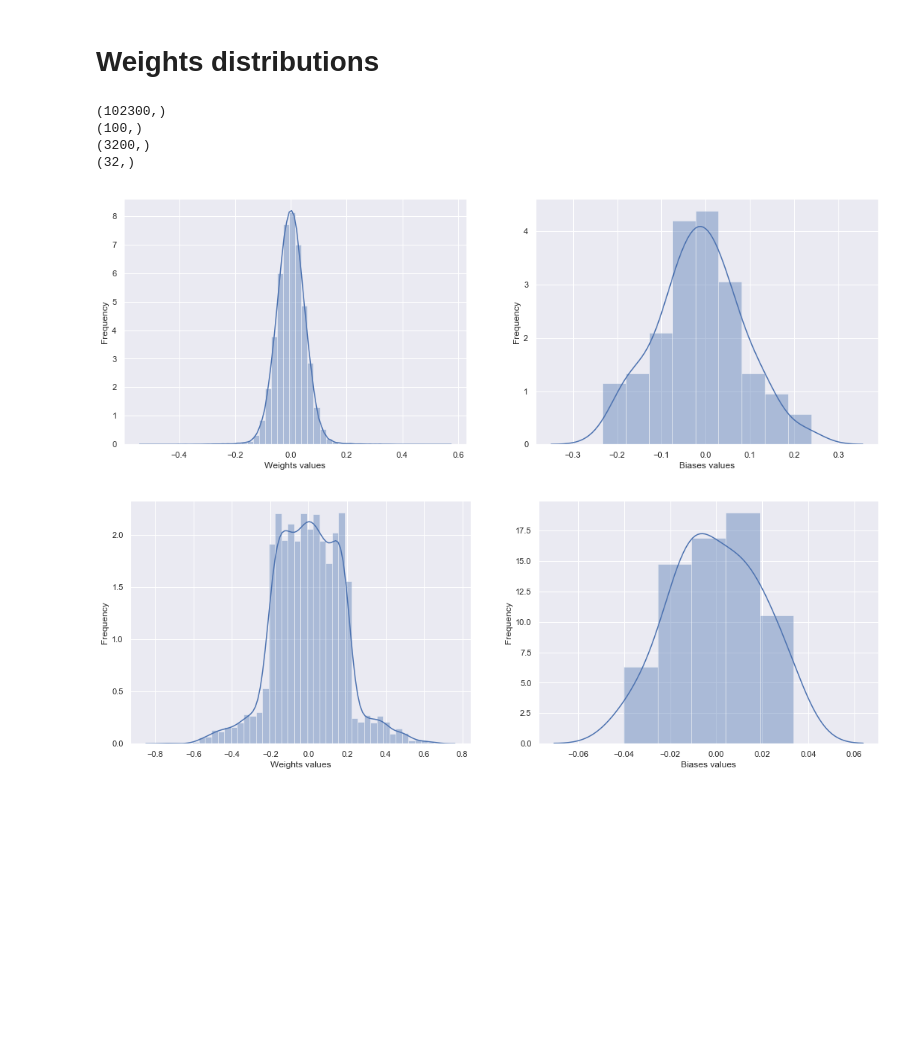
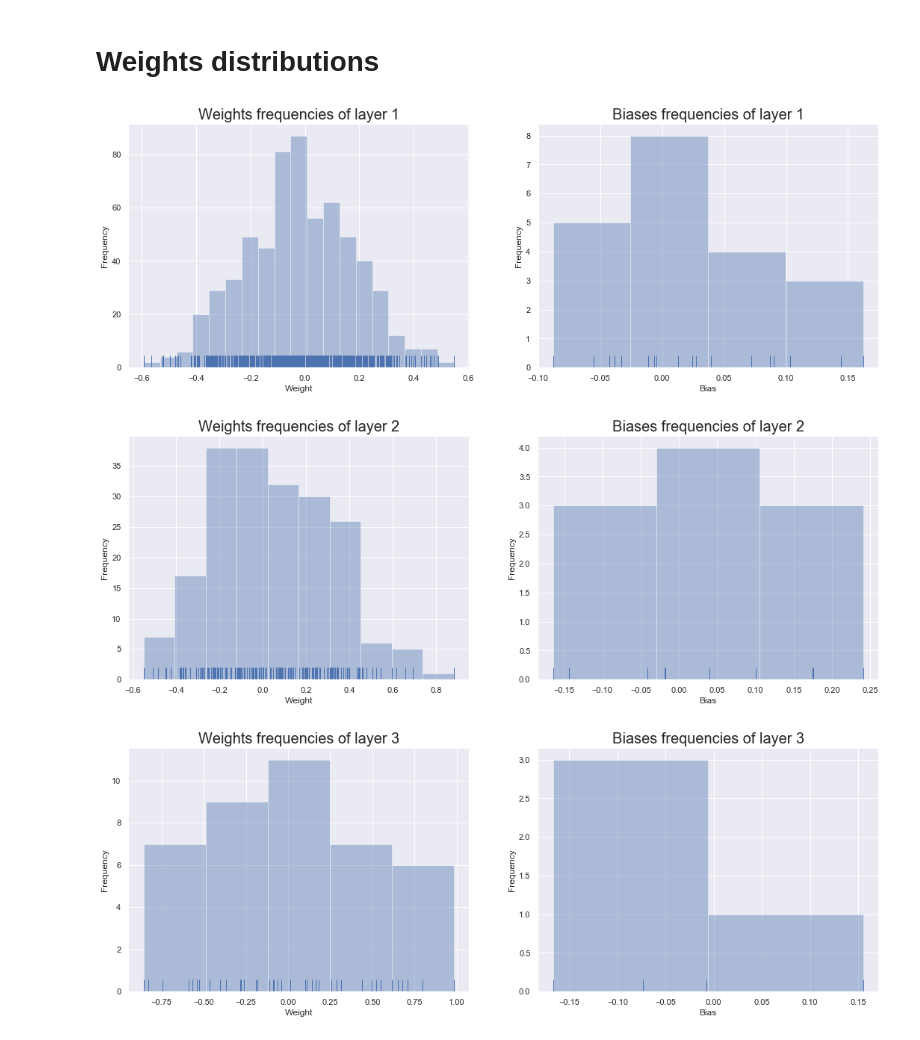
Before and after one commit to MatteoZambra/SM_ML__MScThesis, a Jupyter notebook: NN_model.ipynb, the cells around one changed output. Drawn from its saved outputs; the diff is of its cells as text; code cells hidden in the pictures; blank space fills up the shorter version.

```diff
--- a/NN_model.ipynb
+++ b/NN_model.ipynb
@@ -164,57 +222,31 @@ fileID.close()
 # %%
 # weights is a 4 entry list.
 # weights[0] is the  weights matrix of the input -> hidden layer
 # weights[1] is the bias vector of the input -> hidden layer
 # weights[2] is the  weights matrix of the hidden -> output layer
 # weights[3] is the bias vector of the hidden -> output layer
 
-weights = np.asarray(model.get_weights())
 
-
-wghs1 = weights[0]
-wghs1 = wghs1.flatten()
-print(wghs1.shape)
-
-bss1 = weights[1]
-bss1 = bss1.flatten()
-print(bss1.shape)
-
-wghs2 = weights[2]
-wghs2 = wghs2.flatten()
-print(wghs2.shape)
-
-bss2 = weights[3]
-bss2 = bss2.flatten()
-print(bss2.shape)
+for i in range(numLayers):
+    j = 2*i
+    plt.figure(figsize=(18,6))
+    plt.subplot(1,2,1)
+    wghs = weights[j].flatten()
+    sns.distplot(wghs, rug=True, kde=False, norm_hist=False)
+    title = "Weights frequencies of layer "+str(i+1)
+    plt.title(title,fontsize=20)
+    plt.xlabel("Weight")
+    plt.ylabel("Frequency")
+    plt.subplot(1,2,2)
+    j = 2*i + 1
+    wghs = weights[j].flatten()
+    sns.distplot(wghs, rug=True, kde=False, norm_hist=False)
+    title = "Biases frequencies of layer "+str(i+1)
+    plt.title(title,fontsize=20)
+    plt.xlabel("Bias")
+    plt.ylabel("Frequency")
+plt.show()
 # %% [output]
-(102300,)
-(100,)
-(3200,)
-(32,)
+[figure, added]
+[figure, added]
+[figure, added]
-# %%
-plt.figure(figsize=(18,6))
-plt.subplot(1,2,1)
-sns.distplot(wghs1, rug = False, kde = True, norm_hist = True)
-plt.xlabel("Weights values")
-plt.ylabel("Frequency")
-
-plt.subplot(1,2,2)
-sns.distplot(bss1, rug = False, kde = True, norm_hist = True)
-plt.xlabel("Biases values")
-plt.ylabel("Frequency")
-plt.show()
-
-plt.figure(figsize=(18,6))
-plt.subplot(1,2,1)
-sns.distplot(wghs2, rug = False, kde = True, norm_hist = True)
-plt.xlabel("Weights values")
-plt.ylabel("Frequency")
-
-plt.subplot(1,2,2)
-sns.distplot(bss2, rug = False, kde = True, norm_hist = True)
-plt.xlabel("Biases values")
-plt.ylabel("Frequency")
-plt.show()
-# %% [output]
-[figure, removed]
-[figure, removed]
```
Also changed, not shown: parts of 6 cells of this notebook, 3 other files.
